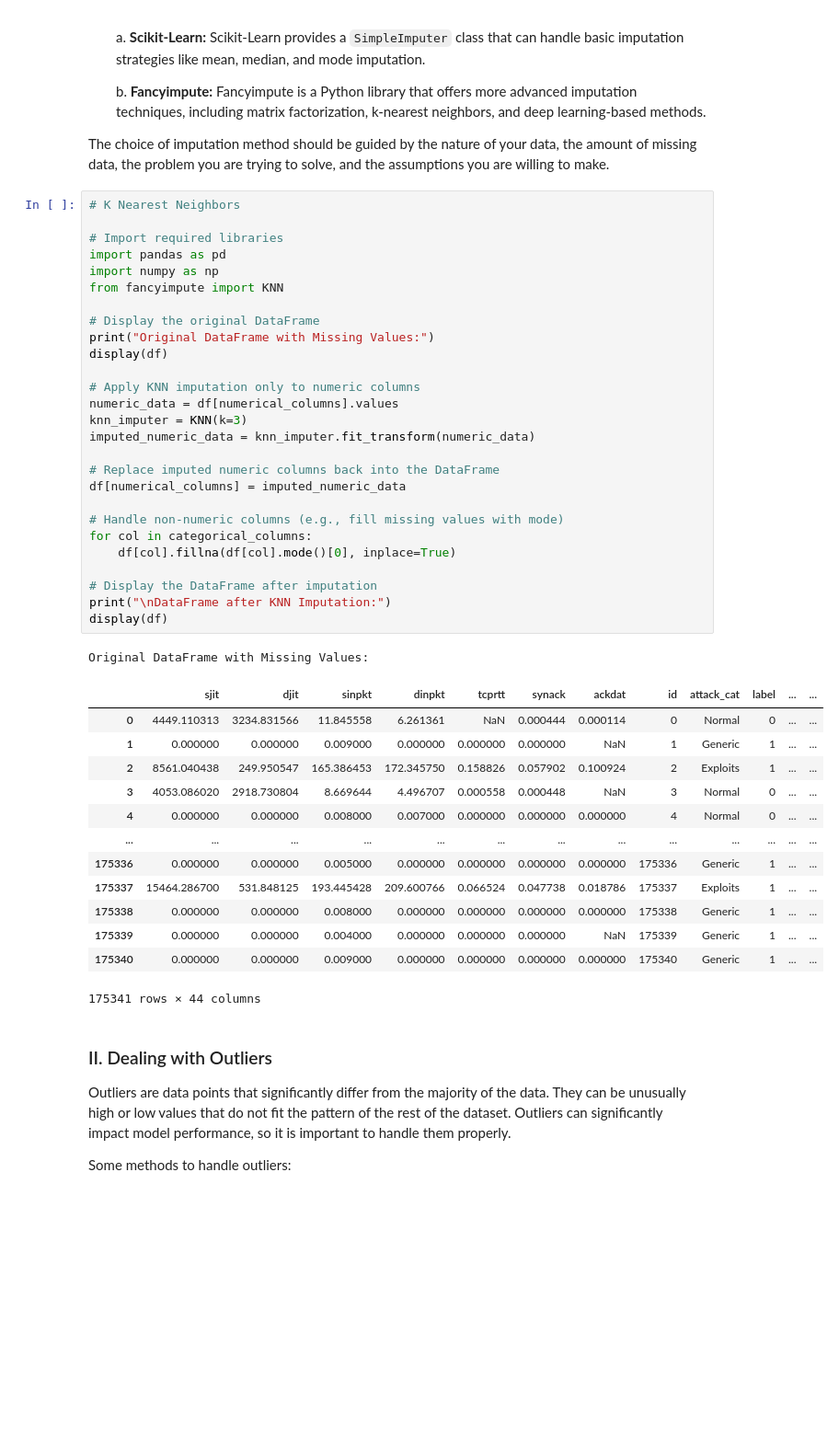
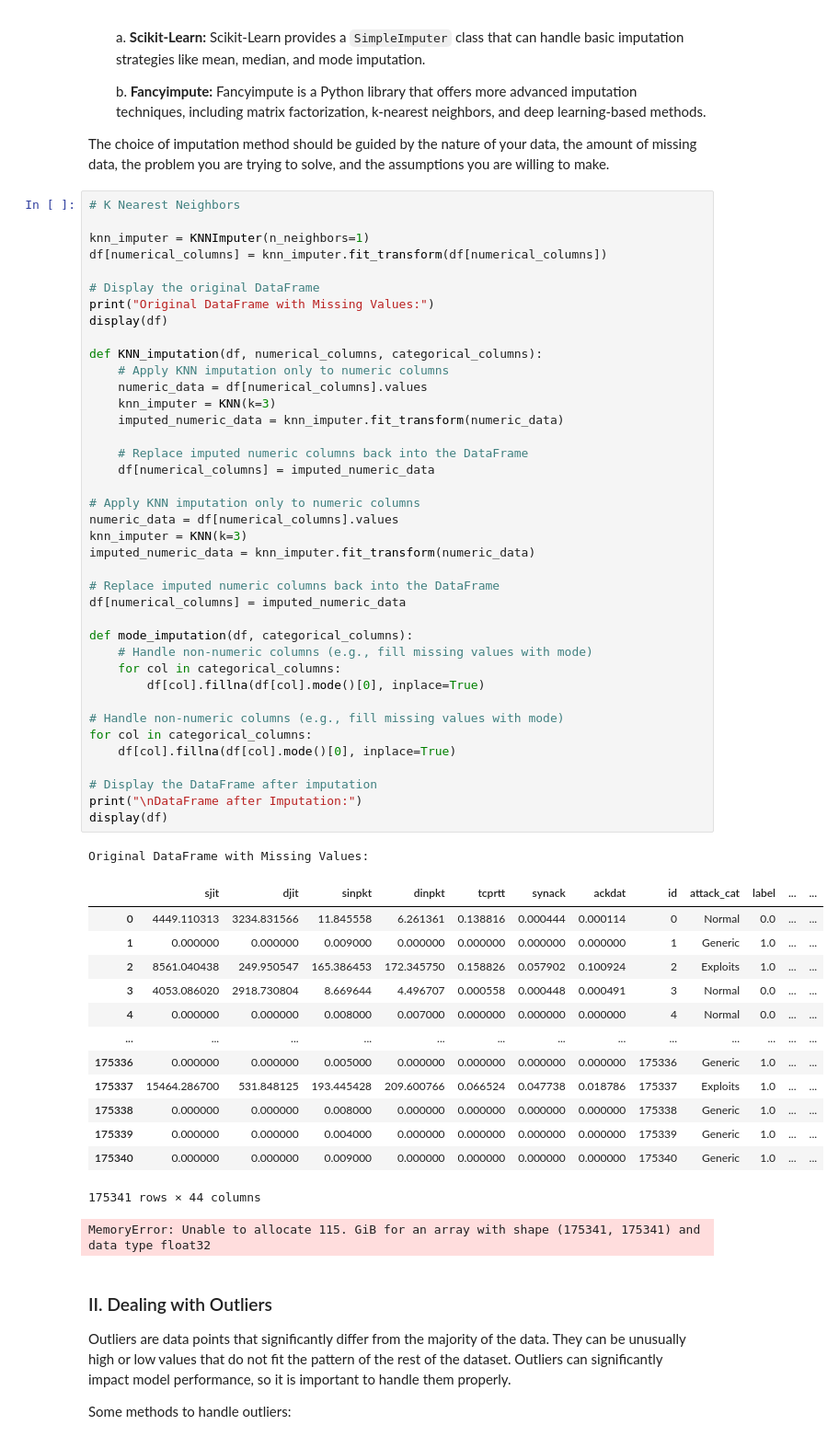
Before and after one commit to ZachS17/Tubes2-AI, a Jupyter notebook: src/IF3170_Artificial_Intelligence___Tugas_Besar_2_Notebook.ipynb, the cells around one changed output. Shown at 92% size. Drawn from its saved outputs; the diff is of its cells as text; blank space fills up the shorter version.

```diff
--- a/src/IF3170_Artificial_Intelligence___Tugas_Besar_2_Notebook.ipynb
+++ b/src/IF3170_Artificial_Intelligence___Tugas_Besar_2_Notebook.ipynb
@@ -337,45 +327,58 @@ The choice of imputation method should be guided by the nature of your data, the
 # %%
 # K Nearest Neighbors
 
-# Import required libraries
-import pandas as pd
-import numpy as np
-from fancyimpute import KNN
+knn_imputer = KNNImputer(n_neighbors=1)
+df[numerical_columns] = knn_imputer.fit_transform(df[numerical_columns])
 
 # Display the original DataFrame
 print("Original DataFrame with Missing Values:")
 display(df)
+
+def KNN_imputation(df, numerical_columns, categorical_columns):
+    # Apply KNN imputation only to numeric columns
+    numeric_data = df[numerical_columns].values
+    knn_imputer = KNN(k=3)
+    imputed_numeric_data = knn_imputer.fit_transform(numeric_data)
+
+    # Replace imputed numeric columns back into the DataFrame
+    df[numerical_columns] = imputed_numeric_data
 
 # Apply KNN imputation only to numeric columns
 numeric_data = df[numerical_columns].values
 knn_imputer = KNN(k=3)
 imputed_numeric_data = knn_imputer.fit_transform(numeric_data)
 
 # Replace imputed numeric columns back into the DataFrame
 df[numerical_columns] = imputed_numeric_data
 
+def mode_imputation(df, categorical_columns):
+    # Handle non-numeric columns (e.g., fill missing values with mode)
+    for col in categorical_columns:
+        df[col].fillna(df[col].mode()[0], inplace=True)
+
 # Handle non-numeric columns (e.g., fill missing values with mode)
 for col in categorical_columns:
     df[col].fillna(df[col].mode()[0], inplace=True)
 
 # Display the DataFrame after imputation
-print("\nDataFrame after KNN Imputation:")
+print("\nDataFrame after Imputation:")
 display(df)
 # %% [output]
 Original DataFrame with Missing Values:
 |  | sjit | djit | sinpkt | dinpkt | tcprtt | synack | ackdat | id | attack_cat | label | ... | ... |
-| 0 | 4449.110313 | 3234.831566 | 11.845558 | 6.261361 | NaN | 0.000444 | 0.000114 | 0 | Normal | 0 | ... | ... |
-| 1 | 0.000000 | 0.000000 | 0.009000 | 0.000000 | 0.000000 | 0.000000 | NaN | 1 | Generic | 1 | ... | ... |
-| 2 | 8561.040438 | 249.950547 | 165.386453 | 172.345750 | 0.158826 | 0.057902 | 0.100924 | 2 | Exploits | 1 | ... | ... |
-| 3 | 4053.086020 | 2918.730804 | 8.669644 | 4.496707 | 0.000558 | 0.000448 | NaN | 3 | Normal | 0 | ... | ... |
-| 4 | 0.000000 | 0.000000 | 0.008000 | 0.007000 | 0.000000 | 0.000000 | 0.000000 | 4 | Normal | 0 | ... | ... |
+| 0 | 4449.110313 | 3234.831566 | 11.845558 | 6.261361 | 0.138816 | 0.000444 | 0.000114 | 0 | Normal | 0.0 | ... | ... |
+| 1 | 0.000000 | 0.000000 | 0.009000 | 0.000000 | 0.000000 | 0.000000 | 0.000000 | 1 | Generic | 1.0 | ... | ... |
+| 2 | 8561.040438 | 249.950547 | 165.386453 | 172.345750 | 0.158826 | 0.057902 | 0.100924 | 2 | Exploits | 1.0 | ... | ... |
+| 3 | 4053.086020 | 2918.730804 | 8.669644 | 4.496707 | 0.000558 | 0.000448 | 0.000491 | 3 | Normal | 0.0 | ... | ... |
+| 4 | 0.000000 | 0.000000 | 0.008000 | 0.007000 | 0.000000 | 0.000000 | 0.000000 | 4 | Normal | 0.0 | ... | ... |
 | ... | ... | ... | ... | ... | ... | ... | ... | ... | ... | ... | ... | ... |
-| 175336 | 0.000000 | 0.000000 | 0.005000 | 0.000000 | 0.000000 | 0.000000 | 0.000000 | 175336 | Generic | 1 | ... | ... |
-| 175337 | 15464.286700 | 531.848125 | 193.445428 | 209.600766 | 0.066524 | 0.047738 | 0.018786 | 175337 | Exploits | 1 | ... | ... |
-| 175338 | 0.000000 | 0.000000 | 0.008000 | 0.000000 | 0.000000 | 0.000000 | 0.000000 | 175338 | Generic | 1 | ... | ... |
-| 175339 | 0.000000 | 0.000000 | 0.004000 | 0.000000 | 0.000000 | 0.000000 | NaN | 175339 | Generic | 1 | ... | ... |
-| 175340 | 0.000000 | 0.000000 | 0.009000 | 0.000000 | 0.000000 | 0.000000 | 0.000000 | 175340 | Generic | 1 | ... | ... |
+| 175336 | 0.000000 | 0.000000 | 0.005000 | 0.000000 | 0.000000 | 0.000000 | 0.000000 | 175336 | Generic | 1.0 | ... | ... |
+| 175337 | 15464.286700 | 531.848125 | 193.445428 | 209.600766 | 0.066524 | 0.047738 | 0.018786 | 175337 | Exploits | 1.0 | ... | ... |
+| 175338 | 0.000000 | 0.000000 | 0.008000 | 0.000000 | 0.000000 | 0.000000 | 0.000000 | 175338 | Generic | 1.0 | ... | ... |
+| 175339 | 0.000000 | 0.000000 | 0.004000 | 0.000000 | 0.000000 | 0.000000 | 0.000000 | 175339 | Generic | 1.0 | ... | ... |
+| 175340 | 0.000000 | 0.000000 | 0.009000 | 0.000000 | 0.000000 | 0.000000 | 0.000000 | 175340 | Generic | 1.0 | ... | ... |
 175341 rows × 44 columns
+MemoryError: Unable to allocate 115. GiB for an array with shape (175341, 175341) and data type float32
 # %% [markdown]
 ### II. Dealing with Outliers
 
```
Also changed, not shown: parts of 12 cells of this notebook, 1 other file.
